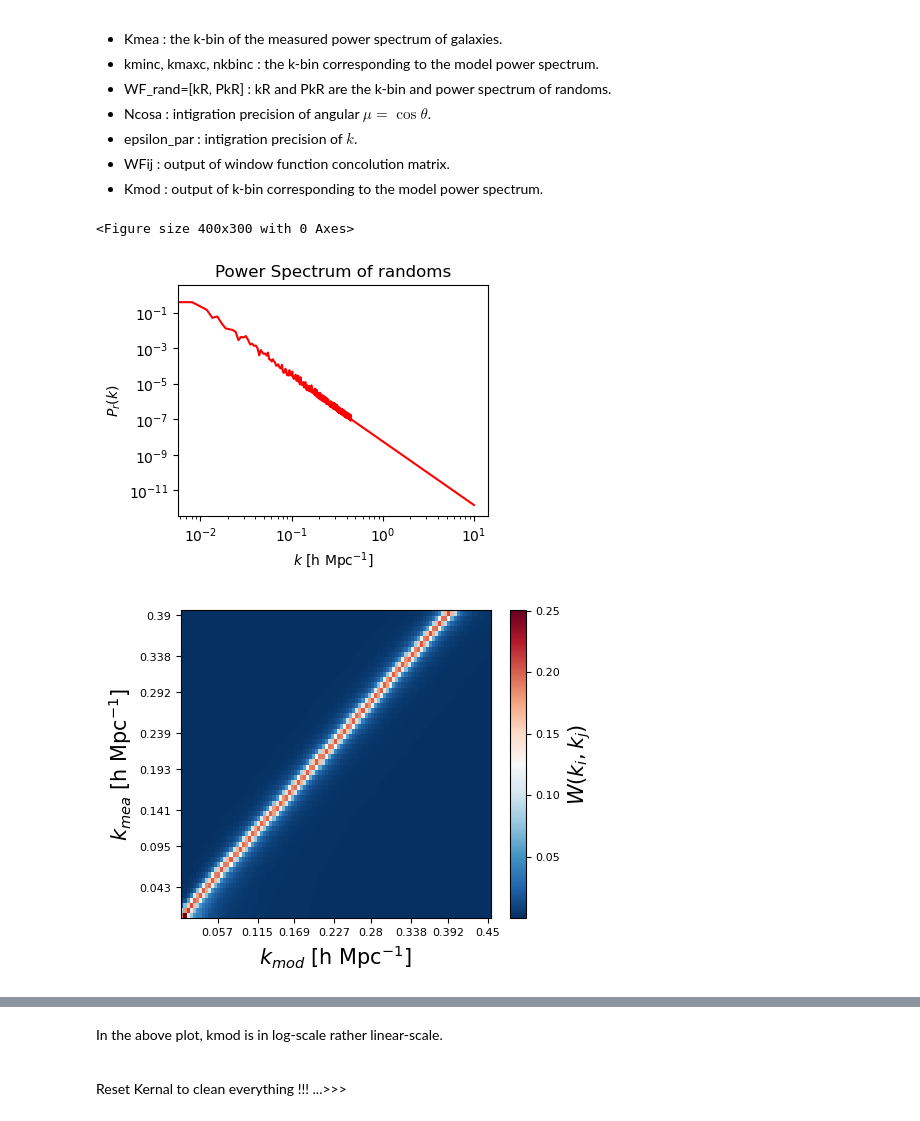
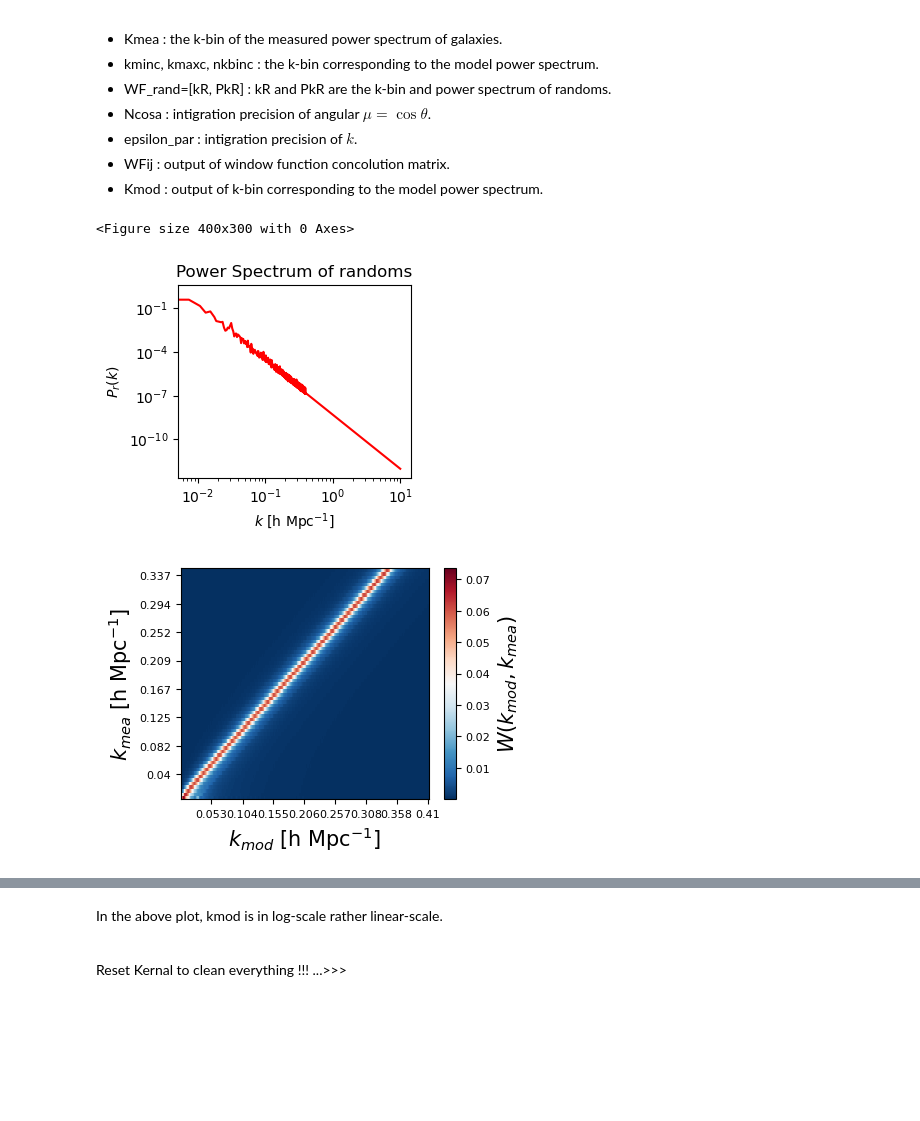
Before and after one commit to FeiQin-cosmologist/Galaxy_Power_Spectrum, a Jupyter notebook: CosmPSPy/Code/Examp_PS.ipynb, the cells around one changed output, grey strips where cells are left out. Cells and saved outputs as stored; diff of their text form; code cells hidden in the pictures; blank space fills up the shorter version.

```diff
--- a/CosmPSPy/Code/Examp_PS.ipynb
+++ b/CosmPSPy/Code/Examp_PS.ipynb
@@ -728,10 +734,10 @@ where:
 - Kmod : output of k-bin corresponding to the model power spectrum.
 # %%
 # seting PS_type to compute window function convolution for density or momentum auto power spectrum, seperately!
-PS_type     =  'mom' #  'den'      #
+PS_type     =  'den'      #  'mom' #
 
 # 1 read k-bin values of the measured PS of data:
-infile=np.loadtxt(file_dir+'PSden_grid');
+infile=np.loadtxt(file_dir+'PS'+PS_type+'_grid');
 k_data=infile[:,1]; NKs= len(k_data)
 
 # 2 read PS of randoms:
@@ -751,44 +757,44 @@ Pk_rand=Pk_rands
 ind=np.where(Pk_rand>0.0)
 k_rand =k_rand[ind]
 Pk_rand =Pk_rand[ind]
-plt.figure(3,figsize=(4,3))
+plt.figure(3,figsize=(3,2.5))
 fsiz=10;tsiz=8
 plt.loglog(k_rand, Pk_rand,marker='',color='r')
 plt.xlabel('$k$ [h Mpc$^{-1}$]',fontsize=fsiz);
 plt.ylabel('$P_r(k)$',fontsize=fsiz) ;plt.title('Power Spectrum of randoms')
 plt.show()
 
 # 4 setting parameters:
 Ncosa              = 200              # intigration precision for Ross method only.
 epsilon_par        = [0.0,0.8,2000]   # intigration precision and intervel for Ross method only.
 Kmea               = k_data[0:NKs-1]  # Ki is for the output, which corresponds to measured PS:
-kminc,kmaxc,nkbinc = np.min(Kmea), 0.45, 100   # k_mod bins: the kbin of model PS.
+kminc,kmaxc,nkbinc = np.min(Kmea), 0.41, 300   # k_mod bins: the kbin of model PS.
 WF_rand            = [k_rand,Pk_rand] # PS of randoms
 
 # 5: The WF matrix WFij is to convert the input model PS(kj)
 # to the output PS(ki):
 WFij,Kmod=ConvMat_Ross(Kmea,kminc,kmaxc,nkbinc,WF_rand,Ncosa,epsilon_par)
 np.save(file_dir+'conv'+PS_type+'_'+'Ross',np.array([WFij,Kmea,Kmod,WF_rand],dtype=object),allow_pickle=True)
 
 # 6: make plots:
 conv,kd,kc,tmp   =np.load(file_dir+'conv'+PS_type+'_'+'Ross'+'.npy',allow_pickle=True)
 Nkd=len(kd)//4; indkd=np.array([0.5*Nkd,Nkd,1.5*Nkd,2*Nkd,2.5*Nkd,3*Nkd,3.5*Nkd,4*Nkd],dtype=int)-1
 Nkc=len(kc)//4; indkc=np.array([0.5*Nkc,Nkc,1.5*Nkc,2*Nkc,2.5*Nkc,3*Nkc,3.5*Nkc,4*Nkc],dtype=int)
-plt.figure(3,figsize=(5,4))
+plt.figure(3,figsize=(4,3))
 fsiz=15;tsiz=8
 im   = plt.pcolor( conv   ,    cmap='RdBu_r'   )
 cbar = plt.colorbar() ;plt.clim(np.min(conv),  np.max(conv));
 cbar.ax.tick_params(labelsize=tsiz); cbar.set_label('$W(k_{mod},k_{mea})$',fontsize=fsiz)  ;
 plt.tick_params(axis = 'both', which = 'major', labelsize =tsiz);
 plt.xlabel('$k_{mod}$ [h Mpc$^{-1}$]',fontsize=fsiz);
 plt.ylabel('$k_{mea}$ [h Mpc$^{-1}$]',fontsize=fsiz) ;
 plt.xticks(indkc,np.round(kc[indkc],3));
 plt.yticks(indkd,np.round(kd[indkd],3));
 plt.show()
 # %% [output]
 <Figure size 400x300 with 0 Axes>
-[figure, old version]
+[figure, new version]
-[figure, old version]
+[figure, new version]
 # %% [markdown]
 \
 <font color='brown'><font size="4.9">Section 3.2 Blake Method</font></font>
```
Also changed, not shown: parts of 29 cells of this notebook.
